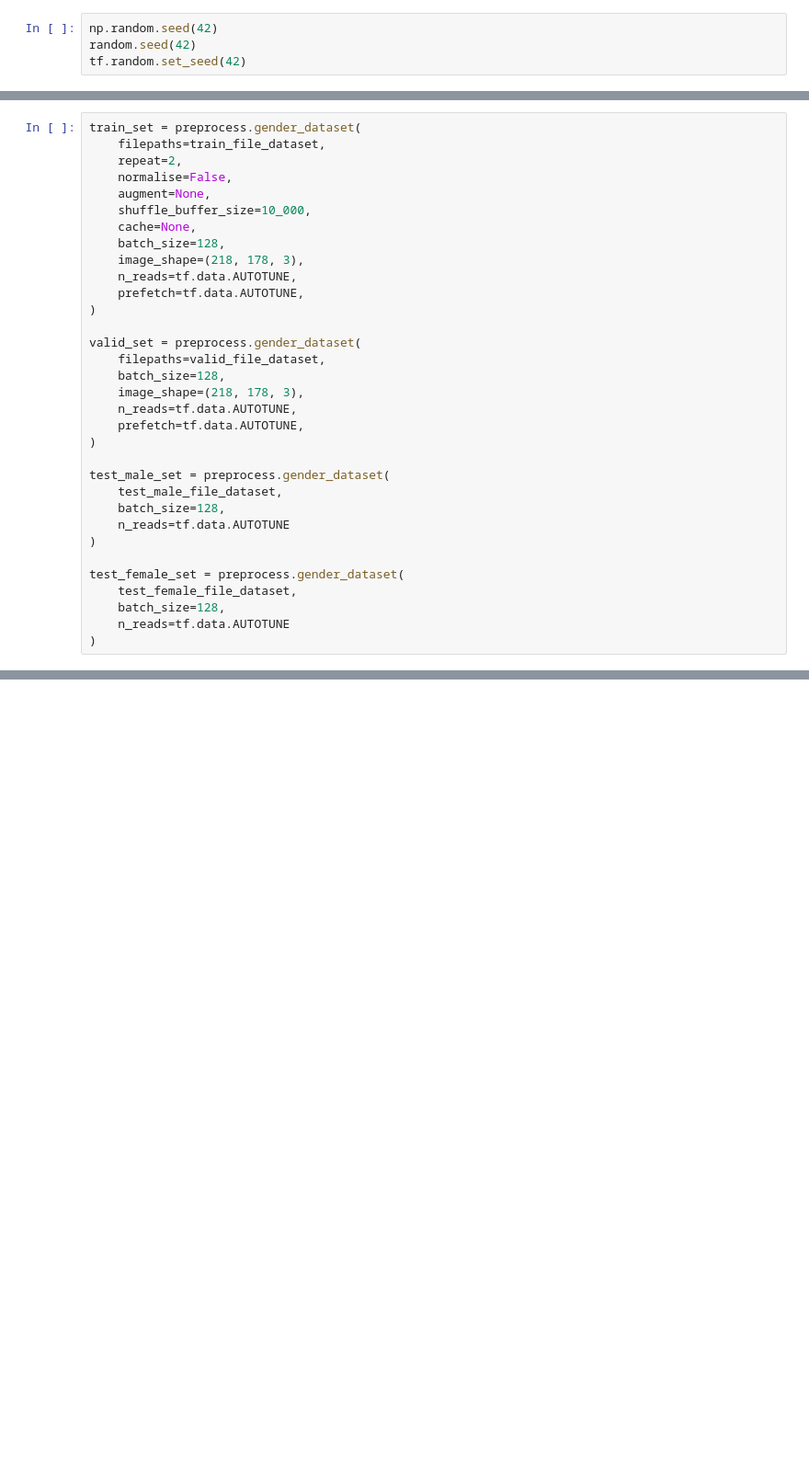
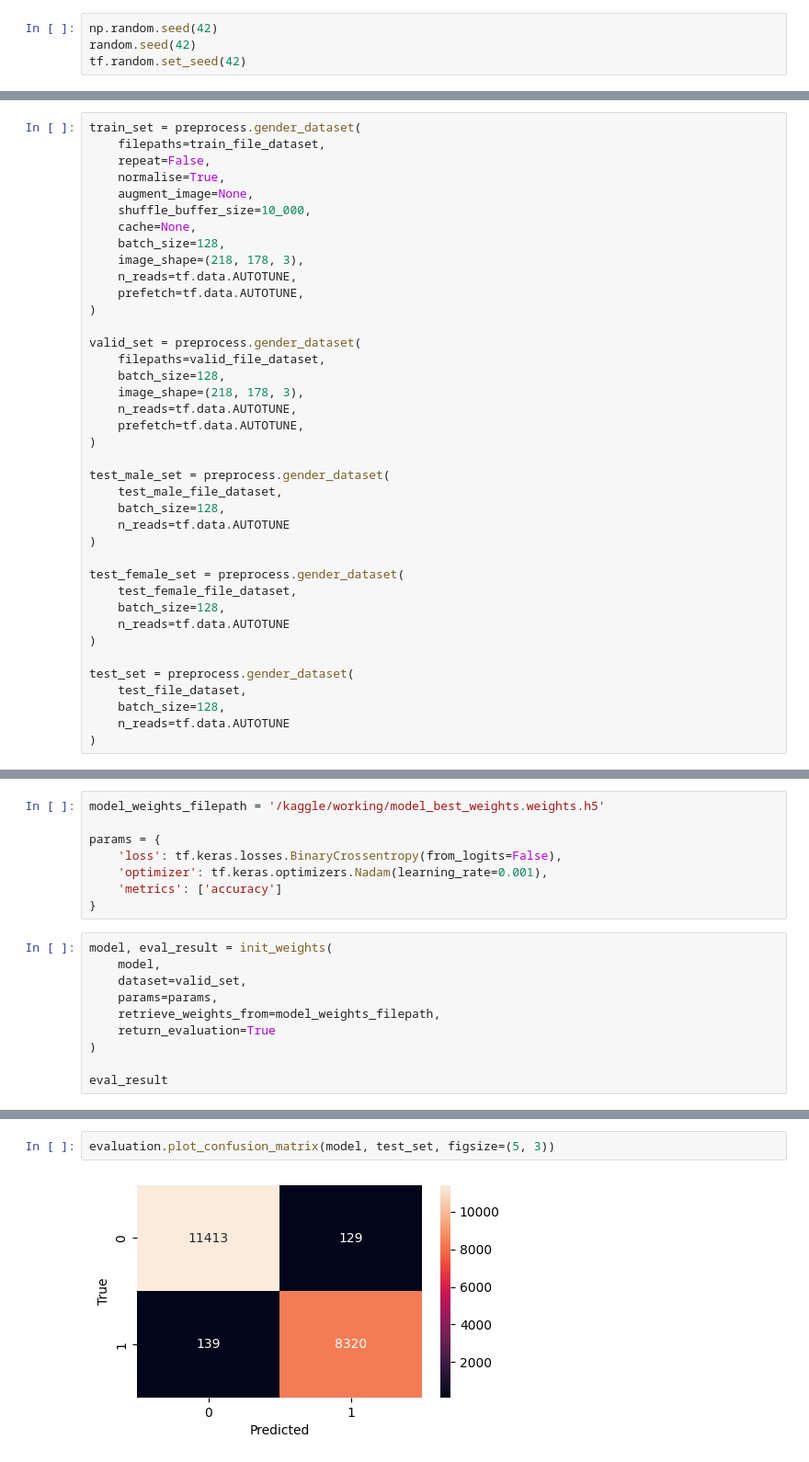
Before and after one commit to Frontman-11/Male-and-Female-Gender-Classifier, a Jupyter notebook: main-notebook.ipynb, the cells around one changed output, grey strips where cells are left out. Shown at 92% size. Saved outputs shown, nothing was run; the diff lists cells and outputs as text; blank space fills up the shorter version.

Commit message:
Kaggle Notebook | Main Notebook | Version 6

```diff
--- a/main-notebook.ipynb
+++ b/main-notebook.ipynb
@@ -152,9 +142,9 @@ list(train_file_dataset)
 # %%
 train_set = preprocess.gender_dataset(
     filepaths=train_file_dataset,
-    repeat=2,
-    normalise=False,
-    augment=None,
+    repeat=False,
+    normalise=True,
+    augment_image=None,
     shuffle_buffer_size=10_000,
     cache=None,
     batch_size=128,
@@ -182,5 +172,11 @@ test_female_set = preprocess.gender_dataset(
     batch_size=128,
     n_reads=tf.data.AUTOTUNE
 )
+
+test_set = preprocess.gender_dataset(
+    test_file_dataset,
+    batch_size=128,
+    n_reads=tf.data.AUTOTUNE
+)
 # %%
 model = create_model()
@@ -207,3 +204,21 @@ Model: "sequential_1"
  Total params: 9,562,209 (36.48 MB)
  Trainable params: 9,560,545 (36.47 MB)
  Non-trainable params: 1,664 (6.50 KB)
+# %%
+model_weights_filepath = '/kaggle/working/model_best_weights.weights.h5'
+
+params = {
+    'loss': tf.keras.losses.BinaryCrossentropy(from_logits=False),
+    'optimizer': tf.keras.optimizers.Nadam(learning_rate=0.001),
+    'metrics': ['accuracy']
+}
+# %%
+model, eval_result = init_weights(
+    model,
+    dataset=valid_set,
+    params=params,
+    retrieve_weights_from=model_weights_filepath,
+    return_evaluation=True
+)
+
+eval_result
@@ -294,0 +344,4 @@ KeyboardInterrupt:
+# %%
+evaluation.plot_confusion_matrix(model, test_set, figsize=(5, 3))
+# %% [output]
+[figure, added]
```
Also changed, not shown: parts of 18 cells of this notebook.
